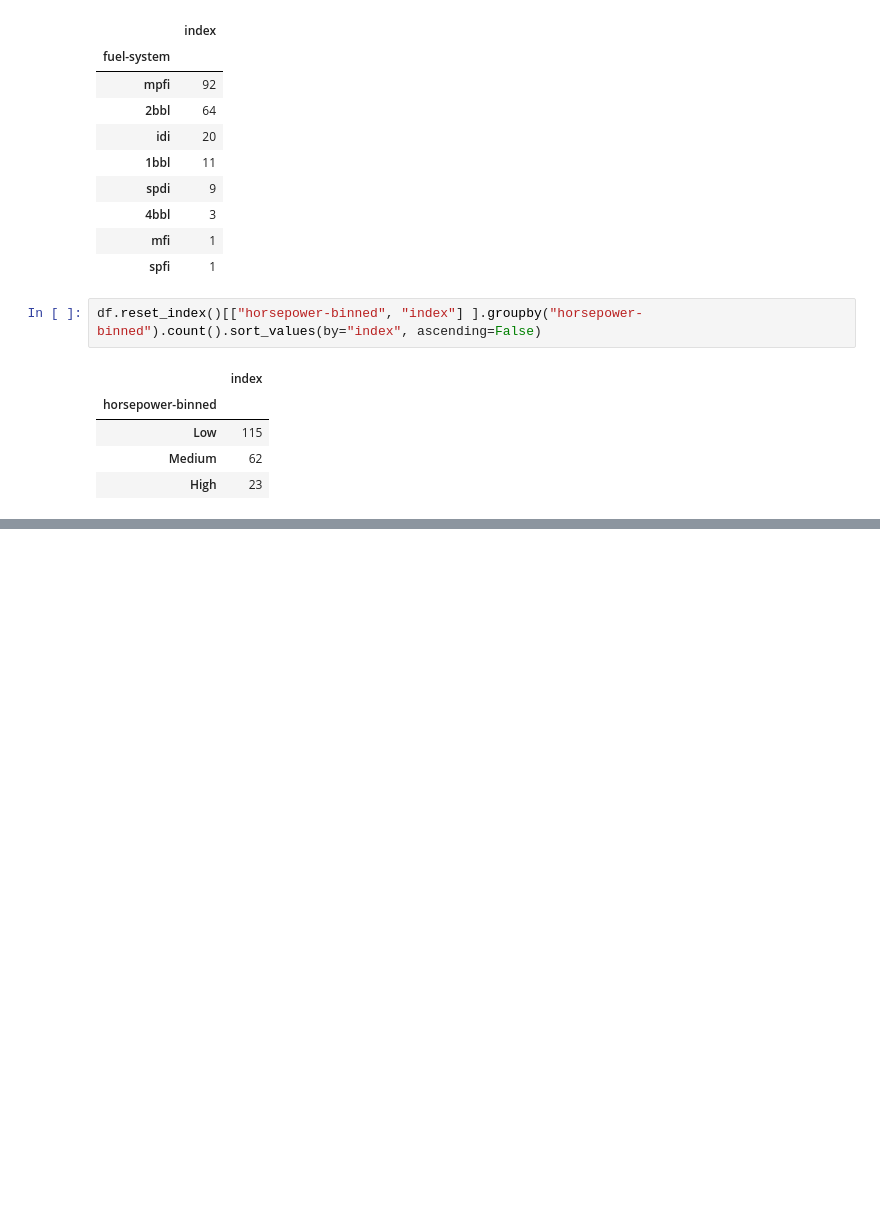
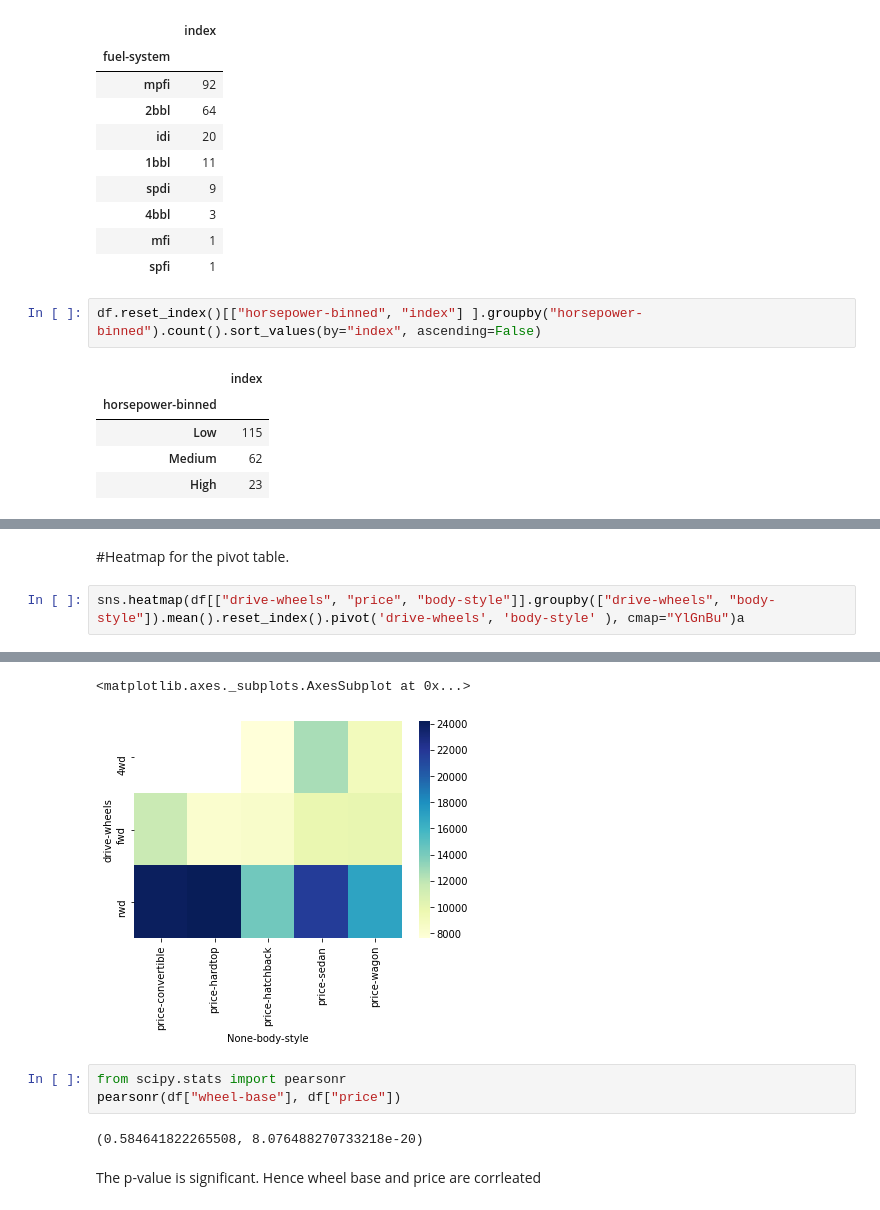
Before and after one commit to vikpy/LearningDeepLearning, a Jupyter notebook: Assignment_2_Exploratory_Data_Analysis.ipynb, the cells around one changed output, grey strips where cells are left out. Cells and saved outputs as stored; diff of their text form; blank space fills up the shorter version.

```diff
--- a/Assignment_2_Exploratory_Data_Analysis.ipynb
+++ b/Assignment_2_Exploratory_Data_Analysis.ipynb
@@ -484,0 +558,5 @@ df[["drive-wheels", "price"]].groupby("drive-wheels").mean()
+# %% [markdown]
+#Heatmap for the pivot table.
+# %%
+sns.heatmap(df[["drive-wheels", "price", "body-style"]].groupby(["drive-wheels", "body-style"]).mean().reset_index().pivot('drive-wheels', 'body-style' ), cmap="YlGnBu")a
+# %% [output]
@@ -484,0 +564,10 @@ df[["drive-wheels", "price"]].groupby("drive-wheels").mean()
+<matplotlib.axes._subplots.AxesSubplot at 0x...>
+[figure, added]
+# %%
+from scipy.stats import pearsonr
+pearsonr(df["wheel-base"], df["price"])
+# %% [output]
+(0.584641822265508, 8.076488270733218e-20)
+# %% [markdown]
+The p-value is significant.
+Hence wheel base and price are corrleated
```
Also changed, not shown: parts of 15 cells of this notebook.
